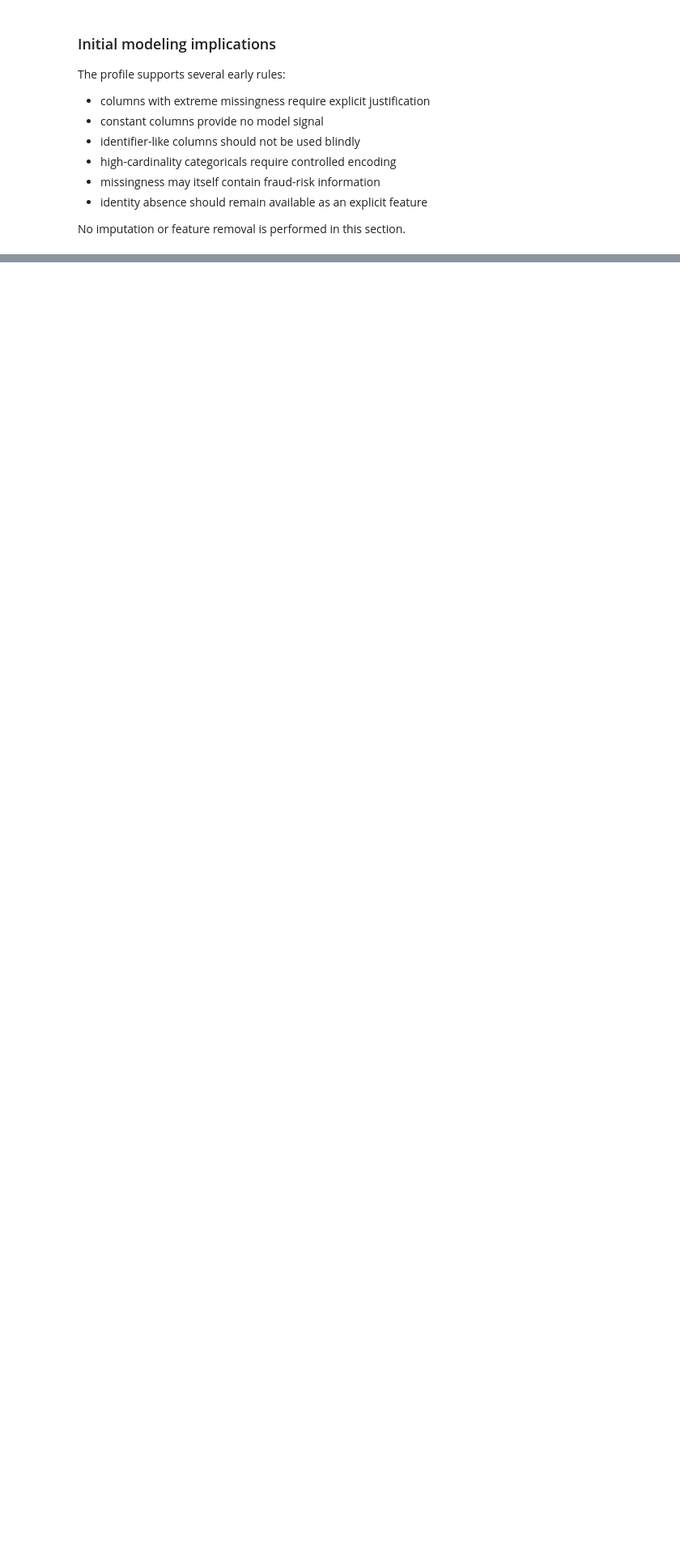
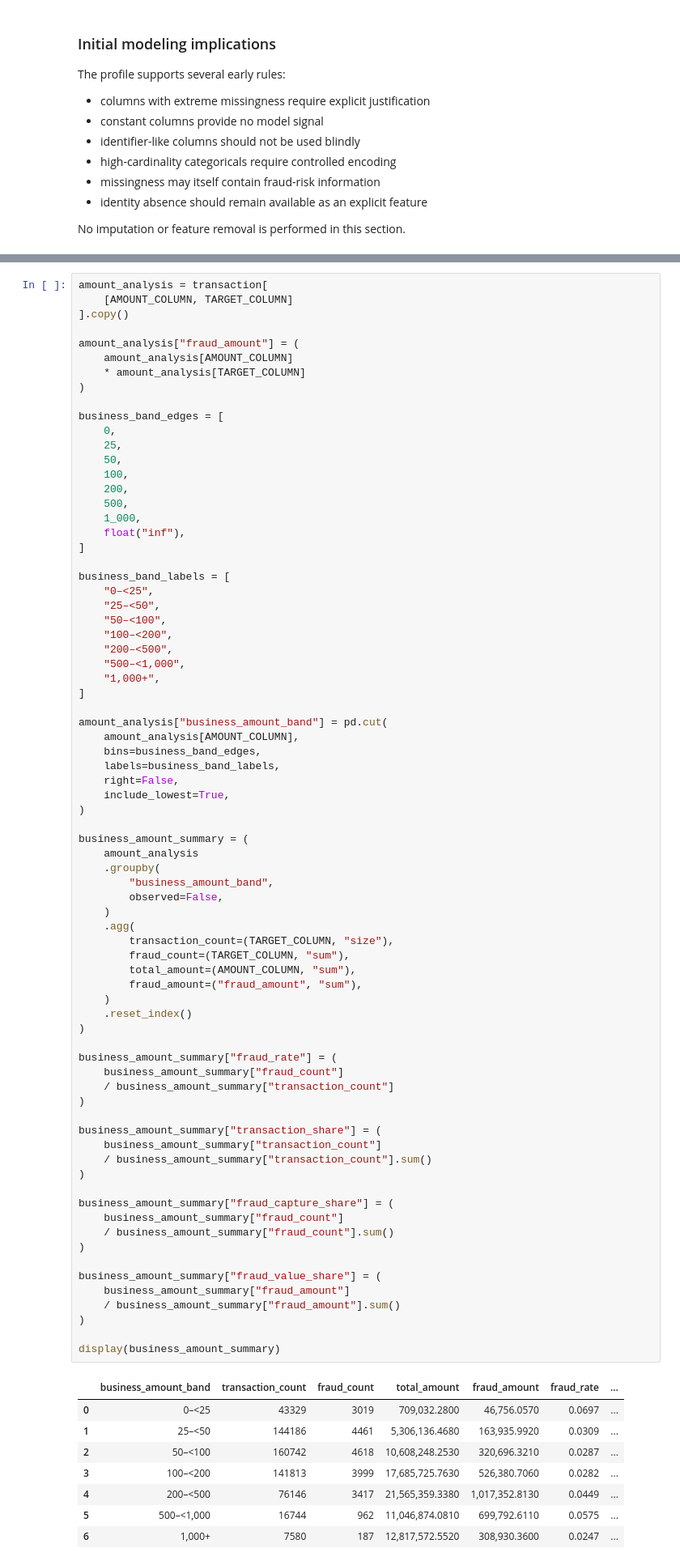
Before and after one commit to kivancfk/riskflow-payguard, a Jupyter notebook: notebooks/01_eda.ipynb, the cells around one changed output, grey strips where cells are left out. Shown at 81% size. Cells and saved outputs as stored; diff of their text form; blank space fills up the shorter version.

```diff
--- a/notebooks/01_eda.ipynb
+++ b/notebooks/01_eda.ipynb
@@ -621,0 +784,84 @@ No imputation or feature removal is performed in this section.
+# %%
+amount_analysis = transaction[
+    [AMOUNT_COLUMN, TARGET_COLUMN]
+].copy()
+
+amount_analysis["fraud_amount"] = (
+    amount_analysis[AMOUNT_COLUMN]
+    * amount_analysis[TARGET_COLUMN]
+)
+
+business_band_edges = [
+    0,
+    25,
+    50,
+    100,
+    200,
+    500,
+    1_000,
+    float("inf"),
+]
+
+business_band_labels = [
+    "0–<25",
+    "25–<50",
+    "50–<100",
+    "100–<200",
+    "200–<500",
+    "500–<1,000",
+    "1,000+",
+]
+
+amount_analysis["business_amount_band"] = pd.cut(
+    amount_analysis[AMOUNT_COLUMN],
+    bins=business_band_edges,
+    labels=business_band_labels,
+    right=False,
+    include_lowest=True,
+)
+
+business_amount_summary = (
+    amount_analysis
+    .groupby(
+        "business_amount_band",
+        observed=False,
+    )
+    .agg(
+        transaction_count=(TARGET_COLUMN, "size"),
+        fraud_count=(TARGET_COLUMN, "sum"),
+        total_amount=(AMOUNT_COLUMN, "sum"),
+        fraud_amount=("fraud_amount", "sum"),
+    )
+    .reset_index()
+)
+
+business_amount_summary["fraud_rate"] = (
+    business_amount_summary["fraud_count"]
+    / business_amount_summary["transaction_count"]
+)
+
+business_amount_summary["transaction_share"] = (
+    business_amount_summary["transaction_count"]
+    / business_amount_summary["transaction_count"].sum()
+)
+
+business_amount_summary["fraud_capture_share"] = (
+    business_amount_summary["fraud_count"]
+    / business_amount_summary["fraud_count"].sum()
+)
+
+business_amount_summary["fraud_value_share"] = (
+    business_amount_summary["fraud_amount"]
+    / business_amount_summary["fraud_amount"].sum()
+)
+
+display(business_amount_summary)
+# %% [output]
+|  | business_amount_band | transaction_count | fraud_count | total_amount | fraud_amount | fraud_rate | ... |
+| 0 | 0–<25 | 43329 | 3019 | 709,032.2800 | 46,756.0570 | 0.0697 | ... |
+| 1 | 25–<50 | 144186 | 4461 | 5,306,136.4680 | 163,935.9920 | 0.0309 | ... |
+| 2 | 50–<100 | 160742 | 4618 | 10,608,248.2530 | 320,696.3210 | 0.0287 | ... |
+| 3 | 100–<200 | 141813 | 3999 | 17,685,725.7630 | 526,380.7060 | 0.0282 | ... |
+| 4 | 200–<500 | 76146 | 3417 | 21,565,359.3380 | 1,017,352.8130 | 0.0449 | ... |
+| 5 | 500–<1,000 | 16744 | 962 | 11,046,874.0810 | 699,792.6110 | 0.0575 | ... |
+| 6 | 1,000+ | 7580 | 187 | 12,817,572.5520 | 308,930.3600 | 0.0247 | ... |
```
Also changed, not shown: parts of 9 cells of this notebook.
